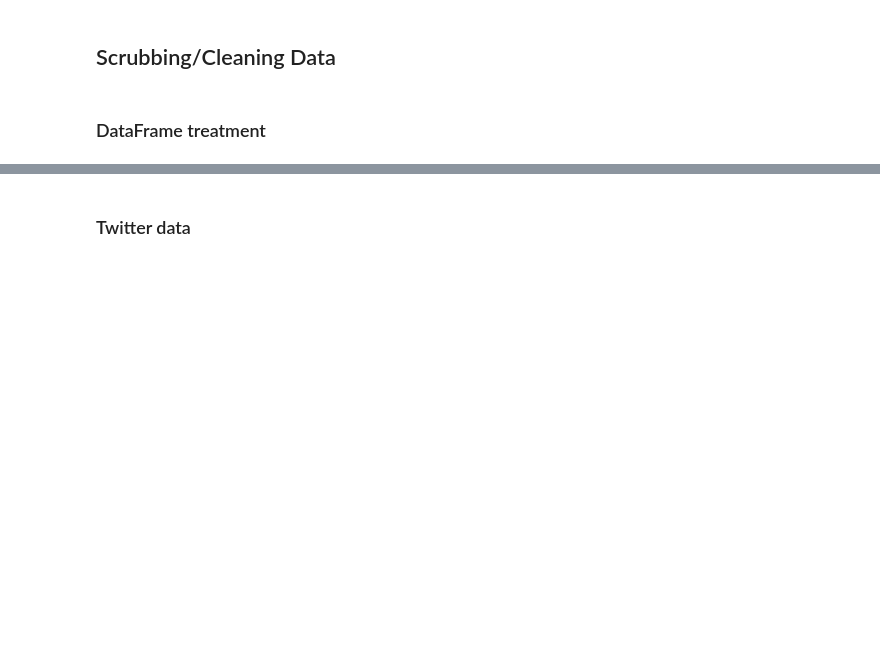
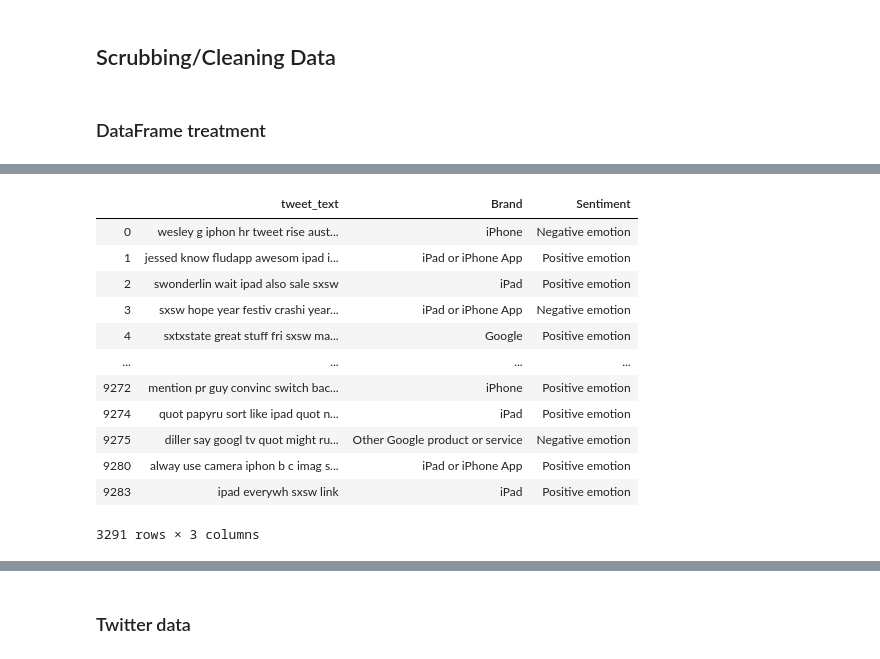
Before and after one commit to jdsmithwes/project4_NLP-master, a Jupyter notebook: Apple_Google_NLPnotebook.ipynb, the cells around one changed output, grey strips where cells are left out. Drawn from its saved outputs; the diff is of its cells as text; code cells hidden in the pictures; blank space fills up the shorter version.

```diff
--- a/Apple_Google_NLPnotebook.ipynb
+++ b/Apple_Google_NLPnotebook.ipynb
@@ -56,3 +74,19 @@ data.drop(indexNames , inplace=True)
+# %%
+data.rename(columns={'emotion_in_tweet_is_directed_at':'Brand','is_there_an_emotion_directed_at_a_brand_or_product':'Sentiment'})
+# %% [output]
+|  | tweet_text | Brand | Sentiment |
+| 0 | wesley g iphon hr tweet rise aust... | iPhone | Negative emotion |
+| 1 | jessed know fludapp awesom ipad i... | iPad or iPhone App | Positive emotion |
+| 2 | swonderlin wait ipad also sale sxsw | iPad | Positive emotion |
+| 3 | sxsw hope year festiv crashi year... | iPad or iPhone App | Negative emotion |
+| 4 | sxtxstate great stuff fri sxsw ma... | Google | Positive emotion |
+| ... | ... | ... | ... |
+| 9272 | mention pr guy convinc switch bac... | iPhone | Positive emotion |
+| 9274 | quot papyru sort like ipad quot n... | iPad | Positive emotion |
+| 9275 | diller say googl tv quot might ru... | Other Google product or service | Negative emotion |
+| 9280 | alway use camera iphon b c imag s... | iPad or iPhone App | Positive emotion |
+| 9283 | ipad everywh sxsw link | iPad | Positive emotion |
+3291 rows × 3 columns
 # %%
 #stats without nan in tweet column
 data.describe()
```
Also changed, not shown: parts of 21 cells of this notebook.
